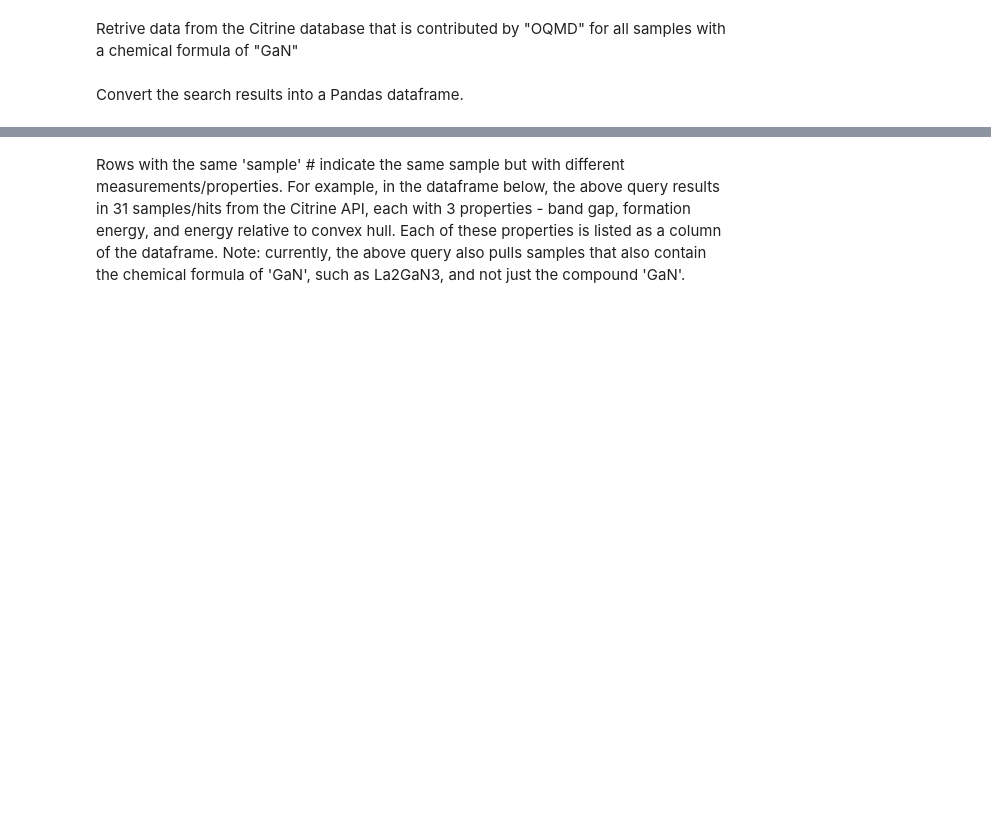
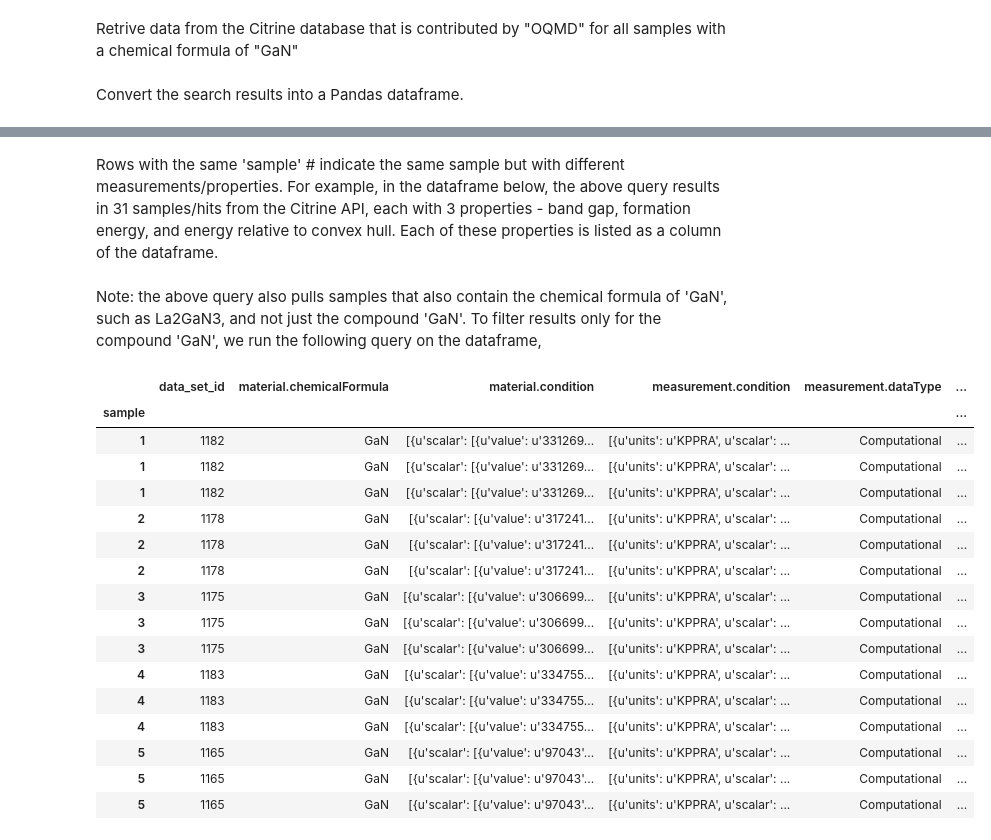
Before and after one commit to hackingmaterials/matminer, a Jupyter notebook: matminer/data_retrieval/examples/Example2.ipynb, the cells around one changed output, grey strips where cells are left out. Cells and saved outputs as stored; diff of their text form; code cells hidden in the pictures; blank space fills up the shorter version.

Commit message:
Update example2 with filtered results

```diff
--- a/matminer/data_retrieval/examples/Example2.ipynb
+++ b/matminer/data_retrieval/examples/Example2.ipynb
@@ -33,4 +33,27 @@ res_obj.to_pandas()
 | 31 | 1157 | La2GaN3 | [{u'scalar': [{u'value': u'20275'... | [{u'units': u'KPPRA', u'scalar': ... | Computational | ... |
 93 rows × 11 columns
 # %% [markdown]
-Rows with the same 'sample' # indicate the same sample but with different measurements/properties. For example, in the dataframe below, the above query results in 31 samples/hits from the Citrine API, each with 3 properties - band gap, formation energy, and energy relative to convex hull. Each of these properties is listed as a column of the dataframe. Note: currently, the above query also pulls samples that also contain the chemical formula of 'GaN', such as La2GaN3, and not just the compound 'GaN'.
+Rows with the same 'sample' # indicate the same sample but with different measurements/properties. For example, in the dataframe below, the above query results in 31 samples/hits from the Citrine API, each with 3 properties - band gap, formation energy, and energy relative to convex hull. Each of these properties is listed as a column of the dataframe.
+# %% [markdown]
+Note: the above query also pulls samples that also contain the chemical formula of 'GaN', such as La2GaN3, and not just the compound 'GaN'. To filter results only for the compound 'GaN', we run the following query on the dataframe,
+# %%
+df = res_obj.to_pandas()
+df.loc[df['material.chemicalFormula'] == 'GaN']
+# %% [output]
+|  | data_set_id | material.chemicalFormula | material.condition | measurement.condition | measurement.dataType | ... |
+| sample |  |  |  |  |  | ... |
+| 1 | 1182 | GaN | [{u'scalar': [{u'value': u'331269... | [{u'units': u'KPPRA', u'scalar': ... | Computational | ... |
+| 1 | 1182 | GaN | [{u'scalar': [{u'value': u'331269... | [{u'units': u'KPPRA', u'scalar': ... | Computational | ... |
+| 1 | 1182 | GaN | [{u'scalar': [{u'value': u'331269... | [{u'units': u'KPPRA', u'scalar': ... | Computational | ... |
+| 2 | 1178 | GaN | [{u'scalar': [{u'value': u'317241... | [{u'units': u'KPPRA', u'scalar': ... | Computational | ... |
+| 2 | 1178 | GaN | [{u'scalar': [{u'value': u'317241... | [{u'units': u'KPPRA', u'scalar': ... | Computational | ... |
+| 2 | 1178 | GaN | [{u'scalar': [{u'value': u'317241... | [{u'units': u'KPPRA', u'scalar': ... | Computational | ... |
+| 3 | 1175 | GaN | [{u'scalar': [{u'value': u'306699... | [{u'units': u'KPPRA', u'scalar': ... | Computational | ... |
+| 3 | 1175 | GaN | [{u'scalar': [{u'value': u'306699... | [{u'units': u'KPPRA', u'scalar': ... | Computational | ... |
+| 3 | 1175 | GaN | [{u'scalar': [{u'value': u'306699... | [{u'units': u'KPPRA', u'scalar': ... | Computational | ... |
+| 4 | 1183 | GaN | [{u'scalar': [{u'value': u'334755... | [{u'units': u'KPPRA', u'scalar': ... | Computational | ... |
+| 4 | 1183 | GaN | [{u'scalar': [{u'value': u'334755... | [{u'units': u'KPPRA', u'scalar': ... | Computational | ... |
+| 4 | 1183 | GaN | [{u'scalar': [{u'value': u'334755... | [{u'units': u'KPPRA', u'scalar': ... | Computational | ... |
+| 5 | 1165 | GaN | [{u'scalar': [{u'value': u'97043'... | [{u'units': u'KPPRA', u'scalar': ... | Computational | ... |
+| 5 | 1165 | GaN | [{u'scalar': [{u'value': u'97043'... | [{u'units': u'KPPRA', u'scalar': ... | Computational | ... |
+| 5 | 1165 | GaN | [{u'scalar': [{u'value': u'97043'... | [{u'units': u'KPPRA', u'scalar': ... | Computational | ... |
```
Also changed, not shown: parts of 1 cell of this notebook, 1 other file.
